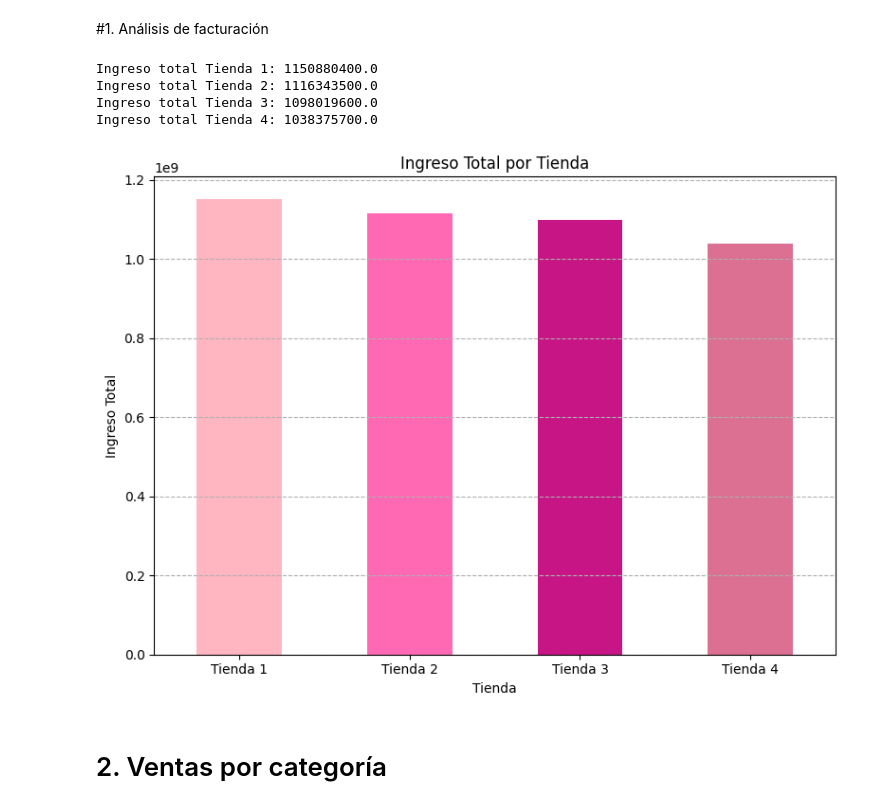
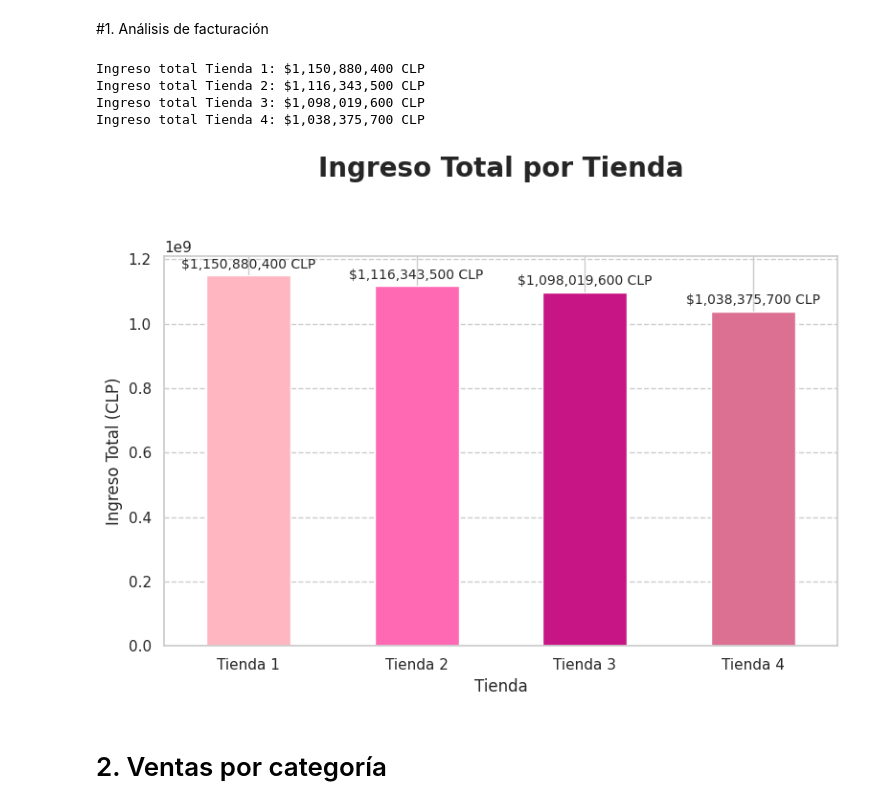
Before and after one commit to Mj-Novoa/challenge1-data-science-latam, a Jupyter notebook: AluraStoreLatam.ipynb, the cells around one changed output. Drawn from its saved outputs; the diff is of its cells as text; code cells hidden in the pictures.

```diff
--- a/AluraStoreLatam.ipynb
+++ b/AluraStoreLatam.ipynb
@@ -31,36 +31,43 @@ ingreso_total_tienda2 = tienda2['Precio'].sum()
 ingreso_total_tienda3 = tienda3['Precio'].sum()
 ingreso_total_tienda4 = tienda4['Precio'].sum()
 
-print(f"Ingreso total Tienda 1: {ingreso_total_tienda1}")
-print(f"Ingreso total Tienda 2: {ingreso_total_tienda2}")
-print(f"Ingreso total Tienda 3: {ingreso_total_tienda3}")
-print(f"Ingreso total Tienda 4: {ingreso_total_tienda4}")
+print(f"Ingreso total Tienda 1: ${ingreso_total_tienda1:,.0f} CLP")
+print(f"Ingreso total Tienda 2: ${ingreso_total_tienda2:,.0f} CLP")
+print(f"Ingreso total Tienda 3: ${ingreso_total_tienda3:,.0f} CLP")
+print(f"Ingreso total Tienda 4: ${ingreso_total_tienda4:,.0f} CLP")
 # %% [output]
-Ingreso total Tienda 1: 1150880400.0
-Ingreso total Tienda 2: 1116343500.0
-Ingreso total Tienda 3: 1098019600.0
-Ingreso total Tienda 4: 1038375700.0
+Ingreso total Tienda 1: $1,150,880,400 CLP
+Ingreso total Tienda 2: $1,116,343,500 CLP
+Ingreso total Tienda 3: $1,098,019,600 CLP
+Ingreso total Tienda 4: $1,038,375,700 CLP
 # %%
 import matplotlib.pyplot as plt
+import pandas as pd
 
 ingresos_por_tienda = pd.Series({
     'Tienda 1': ingreso_total_tienda1,
     'Tienda 2': ingreso_total_tienda2,
     'Tienda 3': ingreso_total_tienda3,
     'Tienda 4': ingreso_total_tienda4
 })
 
 plt.figure(figsize=(8, 6))
-ingresos_por_tienda.plot(kind='bar', color=['#FFB6C1', '#FF69B4', '#C71585', '#DB7093'])
-plt.title('Ingreso Total por Tienda')
+ax = ingresos_por_tienda.plot(kind='bar', color=['#FFB6C1', '#FF69B4', '#C71585', '#DB7093'])
+plt.title('Ingreso Total por Tienda', pad=60, fontweight='bold', fontsize=20) # Increase padding further and make title larger
 plt.xlabel('Tienda')
-plt.ylabel('Ingreso Total')
+plt.ylabel('Ingreso Total (CLP)')
 plt.xticks(rotation=0)
 plt.grid(axis='y', linestyle='--')
+
+# Add labels to the bars in currency format
+for container in ax.containers:
+    ax.bar_label(container, fmt='${:,.0f} CLP', fontsize=10, padding=3)
+
+
 plt.tight_layout()
 plt.show()
 # %% [output]
-[figure, old version]
+[figure, new version]
 # %% [markdown]
 # 2. Ventas por categoría
 # %%
```
Also changed, not shown: parts of 1 cell of this notebook.
